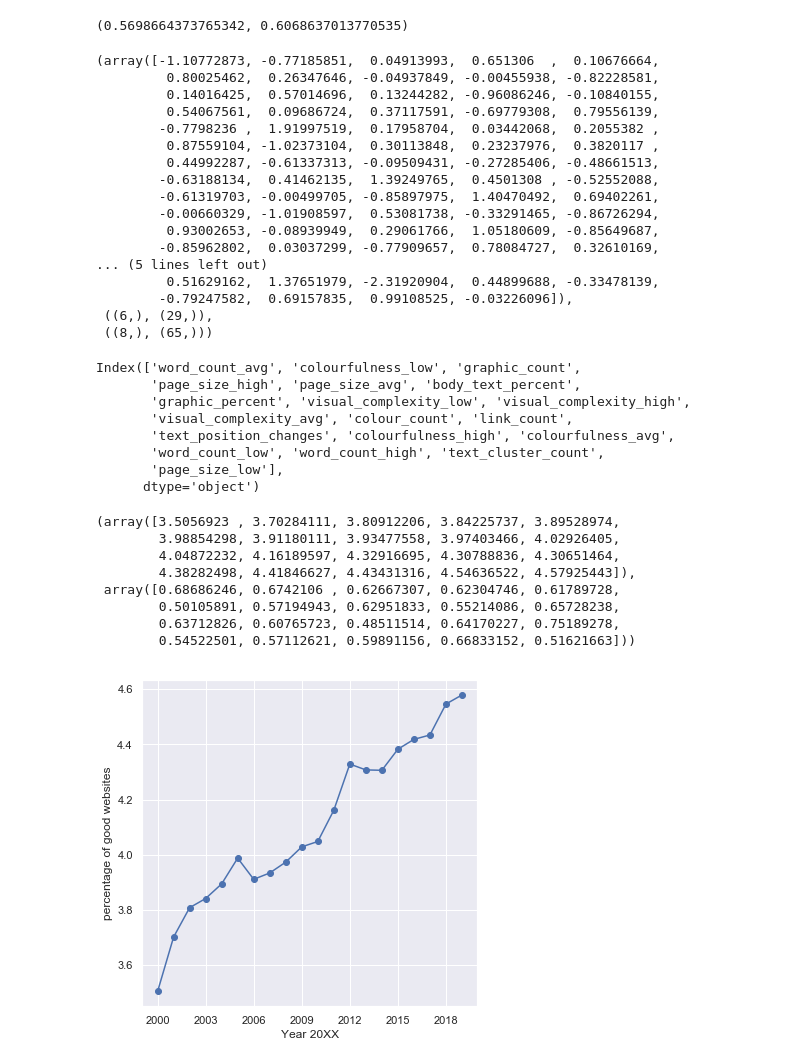
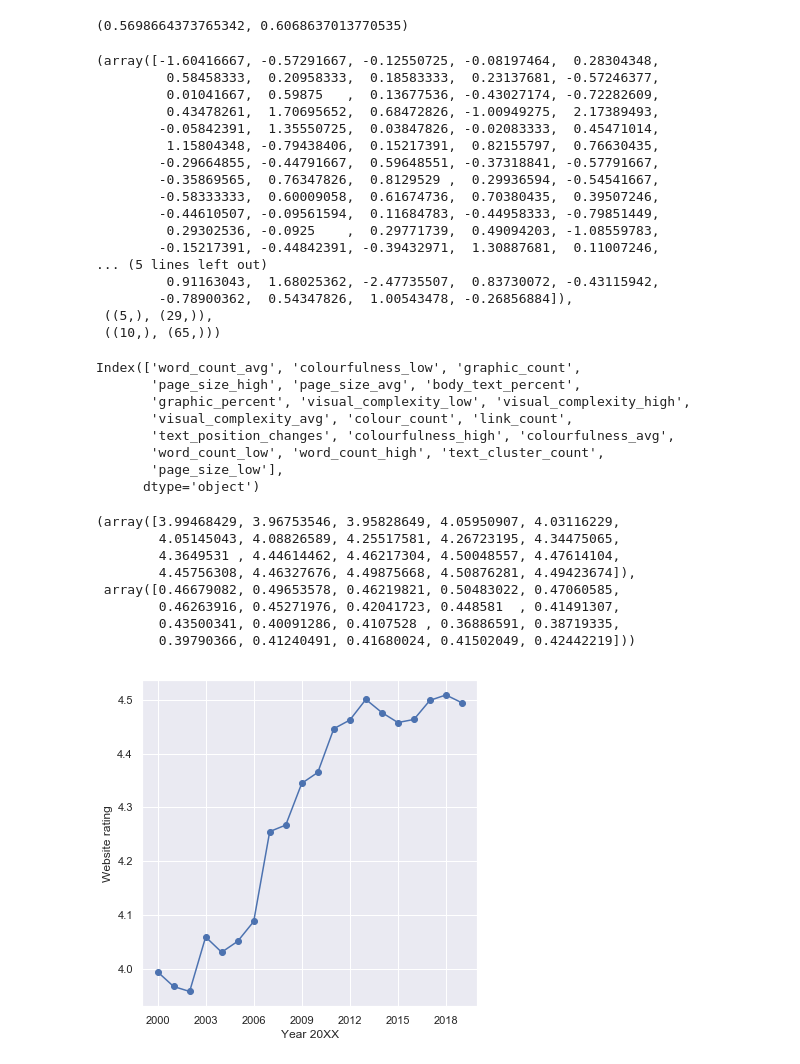
Before and after one commit to ABHISHEKVALSAN/Website-Scoring-Model, a Jupyter notebook: makeModelReg.ipynb, the cells around one changed output. Saved outputs shown, nothing was run; the diff lists cells and outputs as text; code cells hidden in the pictures.

Commit message:
Model Images

```diff
--- a/makeModelReg.ipynb
+++ b/makeModelReg.ipynb
@@ -139,6 +139,10 @@ def MLPReg():
     from sklearn.neural_network import MLPRegressor
     reg=MLPRegressor(hidden_layer_sizes=(60,),activation='logistic',solver='adam', max_iter=10000,batch_size=10,alpha=0.001)
     return reg
+def KNNReg():
+    from sklearn.neighbors import KNeighborsRegressor
+    clf=KNeighborsRegressor(n_neighbors=4)
+    return clf
 def RMS_test(reg):
     from sklearn.metrics import mean_squared_error
     Y_pred=reg.predict(X_test)
@@ -148,6 +152,6 @@ def RMS_train(reg):
     Y_pred=reg.predict(X_train)
     return Y_pred,mean_squared_error(Y_train, Y_pred)
 # %%
-regLinear=LinearReg()
+regLinear=KNNReg()
 regLinear.fit(X_train,Y_train)
 # %% [output]
@@ -215,23 +205,23 @@ testDiff=RMS_test(regLinear)[0]-Y_test
 trainDiff=RMS_train(regLinear)[0]-Y_train
 trainDiff,testDiff,(np.where(abs(testDiff)>1)[0].shape,testDiff.shape),(np.where(abs(trainDiff)>1)[0].shape,trainDiff.shape)
 # %% [output]
-(array([-1.10772873, -0.77185851,  0.04913993,  0.651306  ,  0.10676664,
-         0.80025462,  0.26347646, -0.04937849, -0.00455938, -0.82228581,
-         0.14016425,  0.57014696,  0.13244282, -0.96086246, -0.10840155,
-         0.54067561,  0.09686724,  0.37117591, -0.69779308,  0.79556139,
-        -0.7798236 ,  1.91997519,  0.17958704,  0.03442068,  0.2055382 ,
-         0.87559104, -1.02373104,  0.30113848,  0.23237976,  0.3820117 ,
-         0.44992287, -0.61337313, -0.09509431, -0.27285406, -0.48661513,
-        -0.63188134,  0.41462135,  1.39249765,  0.4501308 , -0.52552088,
-        -0.61319703, -0.00499705, -0.85897975,  1.40470492,  0.69402261,
-        -0.00660329, -1.01908597,  0.53081738, -0.33291465, -0.86726294,
-         0.93002653, -0.08939949,  0.29061766,  1.05180609, -0.85649687,
-        -0.85962802,  0.03037299, -0.77909657,  0.78084727,  0.32610169,
+(array([-1.60416667, -0.57291667, -0.12550725, -0.08197464,  0.28304348,
+         0.58458333,  0.20958333,  0.18583333,  0.23137681, -0.57246377,
+         0.01041667,  0.59875   ,  0.13677536, -0.43027174, -0.72282609,
+         0.43478261,  1.70695652,  0.68472826, -1.00949275,  2.17389493,
+        -0.05842391,  1.35550725,  0.03847826, -0.02083333,  0.45471014,
+         1.15804348, -0.79438406,  0.15217391,  0.82155797,  0.76630435,
+        -0.29664855, -0.44791667,  0.59648551, -0.37318841, -0.57791667,
+        -0.35869565,  0.76347826,  0.8129529 ,  0.29936594, -0.54541667,
+        -0.58333333,  0.60009058,  0.61674736,  0.70380435,  0.39507246,
+        -0.44610507, -0.09561594,  0.11684783, -0.44958333, -0.79851449,
+         0.29302536, -0.0925    ,  0.29771739,  0.49094203, -1.08559783,
+        -0.15217391, -0.44842391, -0.39432971,  1.30887681,  0.11007246,
 ... (5 lines left out)
-         0.51629162,  1.37651979, -2.31920904,  0.44899688, -0.33478139,
-        -0.79247582,  0.69157835,  0.99108525, -0.03226096]),
- ((6,), (29,)),
- ((8,), (65,)))
+         0.91163043,  1.68025362, -2.47735507,  0.83730072, -0.43115942,
+        -0.78900362,  0.54347826,  1.00543478, -0.26856884]),
+ ((5,), (29,)),
+ ((10,), (65,)))
 # %%
 df={}
 irrCol=['emphasized_text_percent','font_count']
@@ -263,28 +253,28 @@ for year in range(2000,2020):
 # %%
 meanYears,stdYears
 # %% [output]
-(array([3.5056923 , 3.70284111, 3.80912206, 3.84225737, 3.89528974,
-        3.98854298, 3.91180111, 3.93477558, 3.97403466, 4.02926405,
-        4.04872232, 4.16189597, 4.32916695, 4.30788836, 4.30651464,
-        4.38282498, 4.41846627, 4.43431316, 4.54636522, 4.57925443]),
- array([0.68686246, 0.6742106 , 0.62667307, 0.62304746, 0.61789728,
-        0.50105891, 0.57194943, 0.62951833, 0.55214086, 0.65728238,
-        0.63712826, 0.60765723, 0.48511514, 0.64170227, 0.75189278,
-        0.54522501, 0.57112621, 0.59891156, 0.66833152, 0.51621663]))
+(array([3.99468429, 3.96753546, 3.95828649, 4.05950907, 4.03116229,
+        4.05145043, 4.08826589, 4.25517581, 4.26723195, 4.34475065,
+        4.3649531 , 4.44614462, 4.46217304, 4.50048557, 4.47614104,
+        4.45756308, 4.46327676, 4.49875668, 4.50876281, 4.49423674]),
+ array([0.46679082, 0.49653578, 0.46219821, 0.50483022, 0.47060585,
+        0.46263916, 0.45271976, 0.42041723, 0.448581  , 0.41491307,
+        0.43500341, 0.40091286, 0.4107528 , 0.36886591, 0.38719335,
+        0.39790366, 0.41240491, 0.41680024, 0.41502049, 0.42442219]))
 # %%
 fig, ax = plt.subplots(figsize=(6,6))
 x=range(2000,2020)
 y=meanYears
 e=stdYears*0
 plt.errorbar(x, y, e, fmt='-o')
 plt.xticks(np.arange(min(x), max(x)+1, 3))
 plt.rcParams["font.family"] = "Times New Roman"
 plt.rcParams["font.size"] = 50
-plt.ylabel('percentage of good websites')
+plt.ylabel('Website rating')
 plt.xlabel('Year 20XX')
-plt.savefig('linear')
+plt.savefig('modelRegKNN')
 # %% [output]
-[figure, old version]
+[figure, new version]
 # %%
 x=range(2000,2020)
 y=meanYears
```
Also changed, not shown: parts of 6 cells of this notebook, 11 other files.
